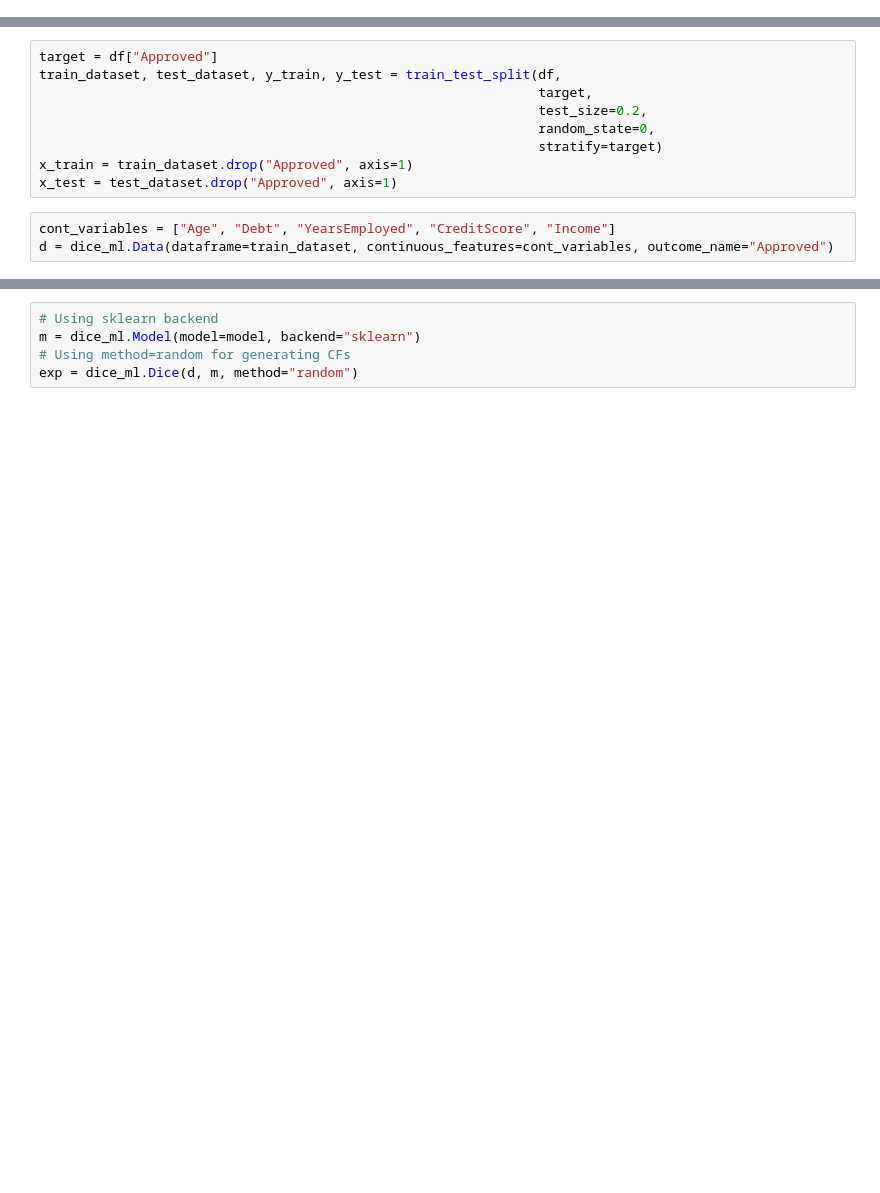
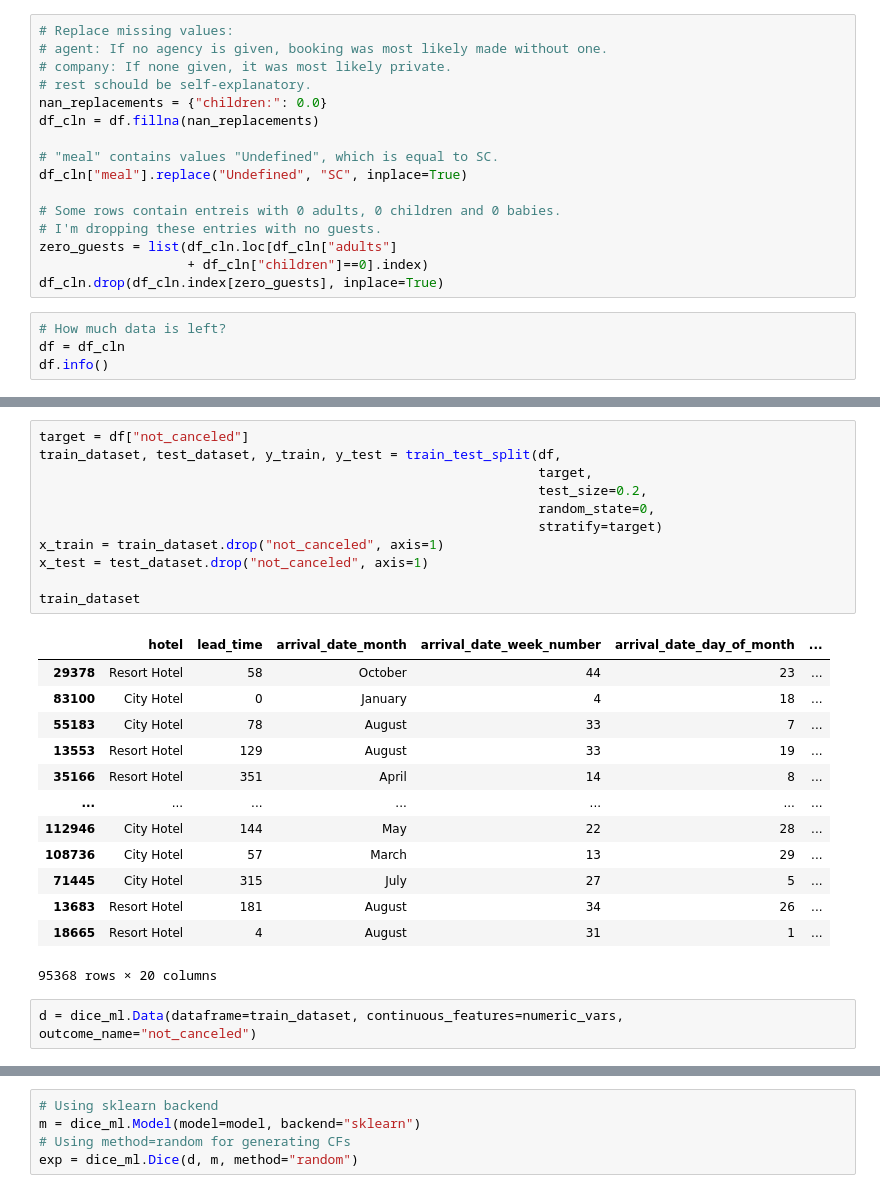
Before and after one commit to zhuminghui17/DiCE-ML-Credit, a Jupyter notebook: training.ipynb, the cells around one changed output, grey strips where cells are left out. Drawn from its saved outputs; the diff is of its cells as text; blank space fills up the shorter version.

```diff
--- a/training.ipynb
+++ b/training.ipynb
@@ -41,0 +46,20 @@ df.head()
+# %%
+# Replace missing values:
+# agent: If no agency is given, booking was most likely made without one.
+# company: If none given, it was most likely private.
+# rest schould be self-explanatory.
+nan_replacements = {"children:": 0.0}
+df_cln = df.fillna(nan_replacements)
+
+# "meal" contains values "Undefined", which is equal to SC.
+df_cln["meal"].replace("Undefined", "SC", inplace=True)
+
+# Some rows contain entreis with 0 adults, 0 children and 0 babies.
+# I'm dropping these entries with no guests.
+zero_guests = list(df_cln.loc[df_cln["adults"]
+                   + df_cln["children"]==0].index)
+df_cln.drop(df_cln.index[zero_guests], inplace=True)
+# %%
+# How much data is left?
+df = df_cln
+df.info()
@@ -42,13 +181,28 @@ df.head()
 # %%
-target = df["Approved"]
+target = df["not_canceled"]
 train_dataset, test_dataset, y_train, y_test = train_test_split(df,
                                                                 target,
                                                                 test_size=0.2,
                                                                 random_state=0,
                                                                 stratify=target)
-x_train = train_dataset.drop("Approved", axis=1)
-x_test = test_dataset.drop("Approved", axis=1)
+x_train = train_dataset.drop("not_canceled", axis=1)
+x_test = test_dataset.drop("not_canceled", axis=1)
+
+train_dataset
+# %% [output]
+|  | hotel | lead_time | arrival_date_month | arrival_date_week_number | arrival_date_day_of_month | ... |
+| 29378 | Resort Hotel | 58 | October | 44 | 23 | ... |
+| 83100 | City Hotel | 0 | January | 4 | 18 | ... |
+| 55183 | City Hotel | 78 | August | 33 | 7 | ... |
+| 13553 | Resort Hotel | 129 | August | 33 | 19 | ... |
+| 35166 | Resort Hotel | 351 | April | 14 | 8 | ... |
+| ... | ... | ... | ... | ... | ... | ... |
+| 112946 | City Hotel | 144 | May | 22 | 28 | ... |
+| 108736 | City Hotel | 57 | March | 13 | 29 | ... |
+| 71445 | City Hotel | 315 | July | 27 | 5 | ... |
+| 13683 | Resort Hotel | 181 | August | 34 | 26 | ... |
+| 18665 | Resort Hotel | 4 | August | 31 | 1 | ... |
+95368 rows × 20 columns
 # %%
-cont_variables = ["Age", "Debt", "YearsEmployed", "CreditScore", "Income"]
-d = dice_ml.Data(dataframe=train_dataset, continuous_features=cont_variables, outcome_name="Approved")
+d = dice_ml.Data(dataframe=train_dataset, continuous_features=numeric_vars, outcome_name="not_canceled")
 # %%
```
Also changed, not shown: parts of 15 cells of this notebook, 4 other files.
